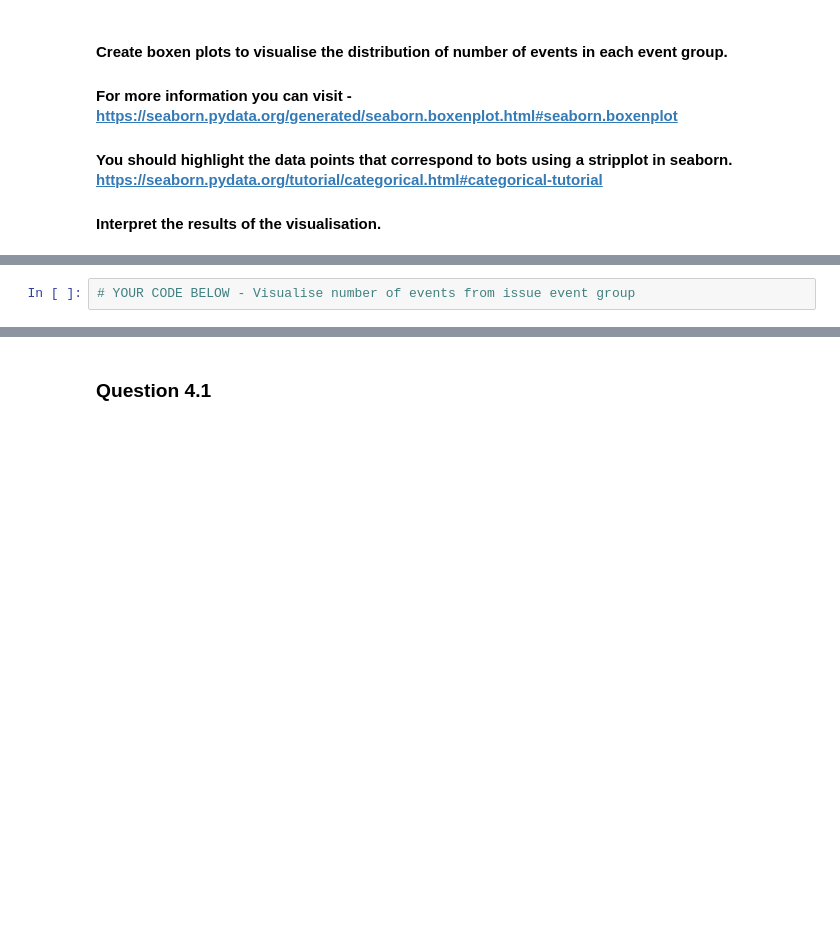
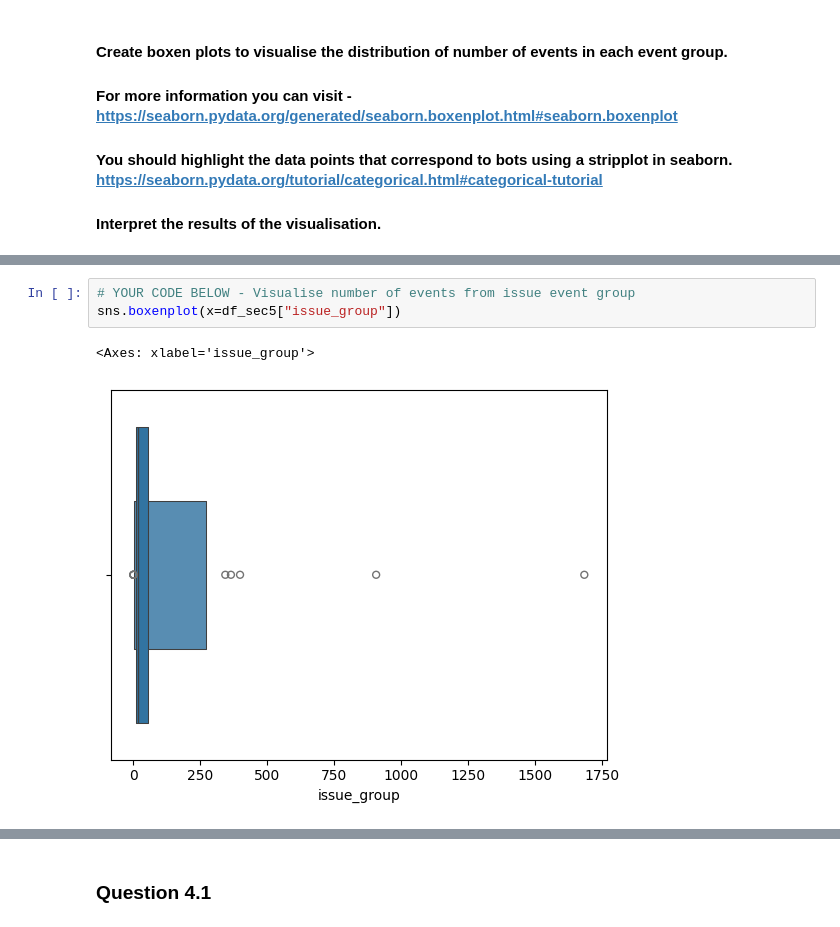
Before and after one commit to ClaireDH3/Software_Evolution_TP_bots, a Jupyter notebook: TP_bots_template.ipynb, the cells around one changed output, grey strips where cells are left out. Drawn from its saved outputs; the diff is of its cells as text; blank space fills up the shorter version.

```diff
--- a/TP_bots_template.ipynb
+++ b/TP_bots_template.ipynb
@@ -607,4 +670,8 @@ df_medians.pivot(index='acc_type', columns='event_group', values='median')#.rese
 # %%
 # YOUR CODE BELOW - Visualise number of events from issue event group
+sns.boxenplot(x=df_sec5["issue_group"])
+# %% [output]
+<Axes: xlabel='issue_group'>
+[figure, added]
 # %%
 # YOUR CODE BELOW - Visualise number of events from commit event group
```
Also changed, not shown: parts of 13 cells of this notebook.
